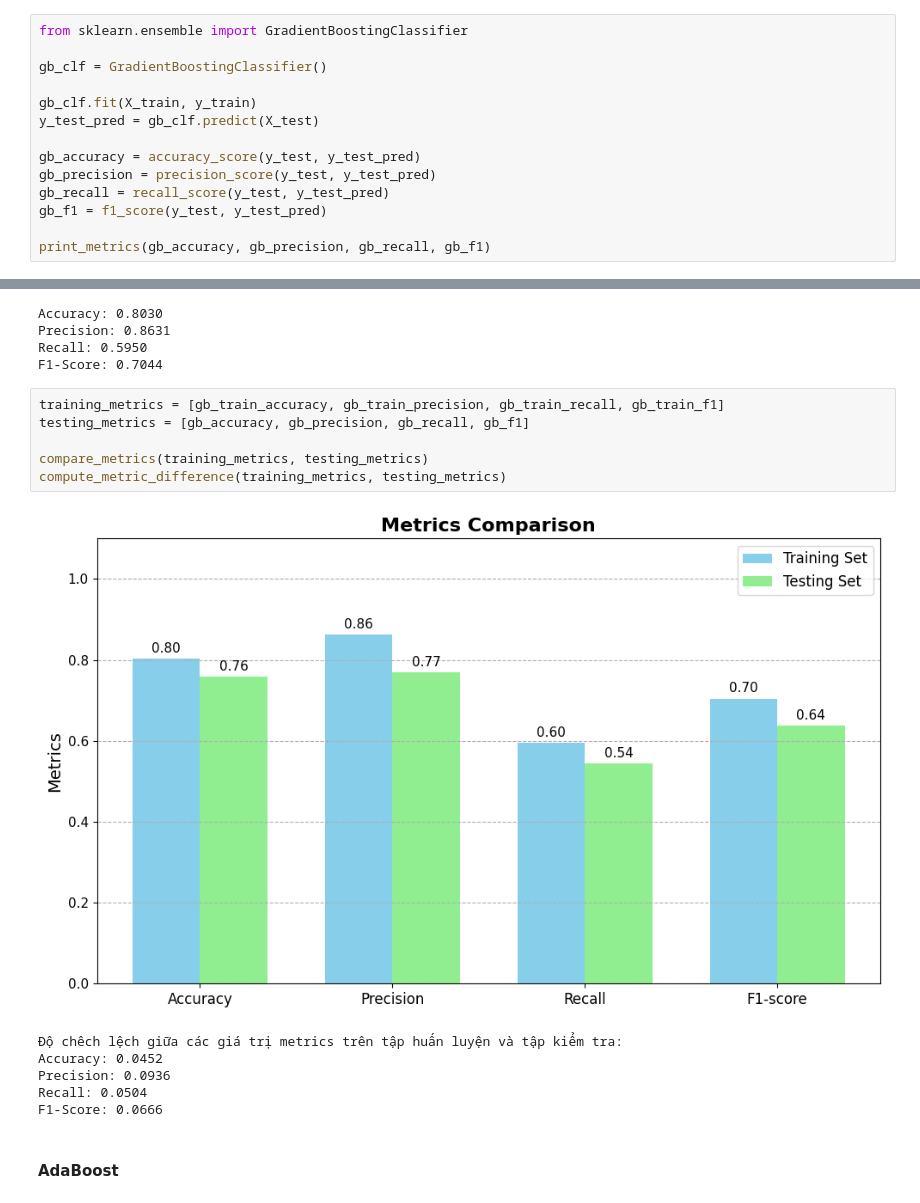
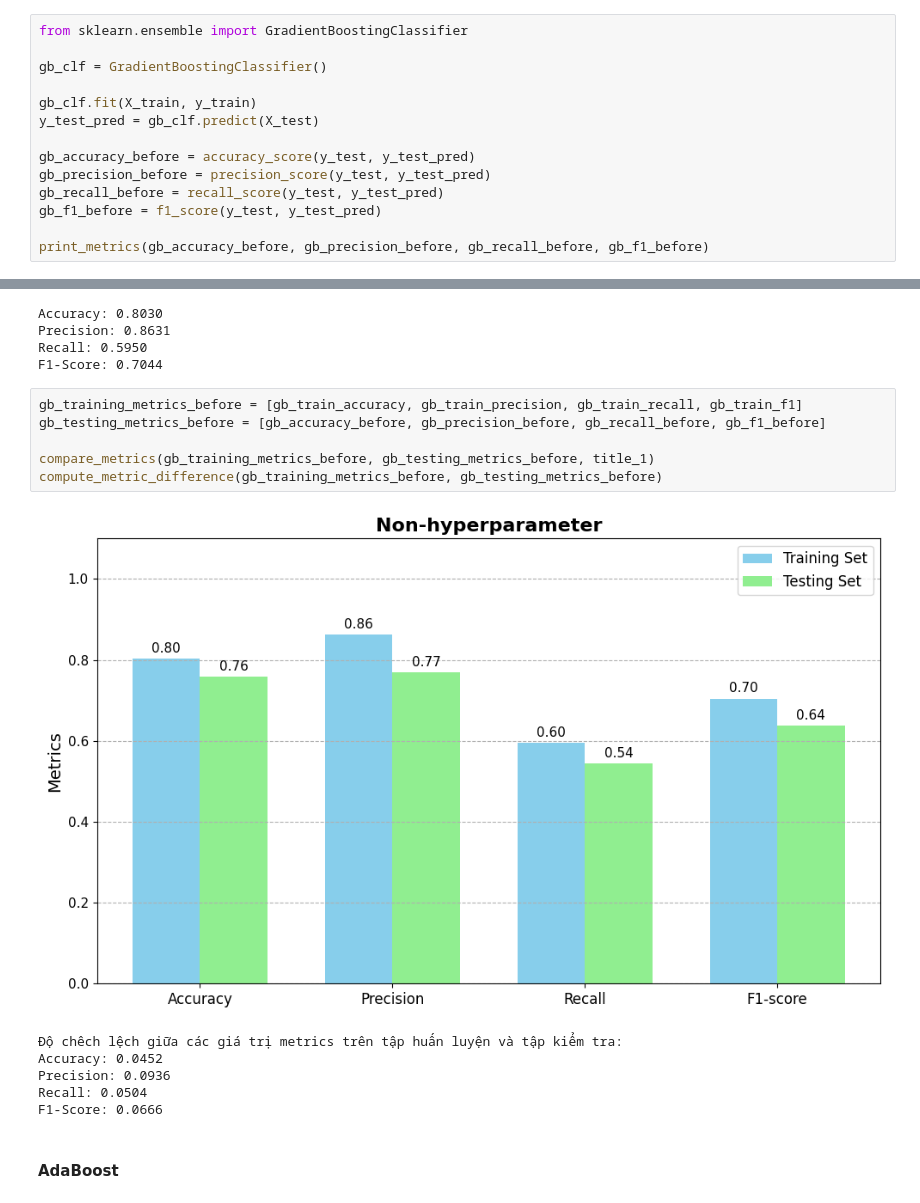
Before and after one commit to trnqbao/machine-learning-final-project, a Jupyter notebook: Ex2.ipynb, the cells around one changed output, grey strips where cells are left out. Drawn from its saved outputs; the diff is of its cells as text.

```diff
--- a/Ex2.ipynb
+++ b/Ex2.ipynb
@@ -842,12 +878,12 @@ gb_clf = GradientBoostingClassifier()
 gb_clf.fit(X_train, y_train)
 y_test_pred = gb_clf.predict(X_test)
 
-gb_accuracy = accuracy_score(y_test, y_test_pred)
-gb_precision = precision_score(y_test, y_test_pred)
-gb_recall = recall_score(y_test, y_test_pred)
-gb_f1 = f1_score(y_test, y_test_pred)
+gb_accuracy_before = accuracy_score(y_test, y_test_pred)
+gb_precision_before = precision_score(y_test, y_test_pred)
+gb_recall_before = recall_score(y_test, y_test_pred)
+gb_f1_before = f1_score(y_test, y_test_pred)
 
-print_metrics(gb_accuracy, gb_precision, gb_recall, gb_f1)
+print_metrics(gb_accuracy_before, gb_precision_before, gb_recall_before, gb_f1_before)
 # %% [output]
 Accuracy: 0.7578
 Precision: 0.7696
@@ -867,19 +903,19 @@ Accuracy: 0.8030
 Precision: 0.8631
 Recall: 0.5950
 F1-Score: 0.7044
-# %%
-training_metrics = [gb_train_accuracy, gb_train_precision, gb_train_recall, gb_train_f1]
-testing_metrics = [gb_accuracy, gb_precision, gb_recall, gb_f1]
-
-compare_metrics(training_metrics, testing_metrics)
-compute_metric_difference(training_metrics, testing_metrics)
-# %% [output]
-[figure, removed]
-Độ chêch lệch giữa các giá trị metrics trên tập huấn luyện và tập kiểm tra:
-Accuracy: 0.0452
-Precision: 0.0936
-Recall: 0.0504
-F1-Score: 0.0666
+# %%
+gb_training_metrics_before = [gb_train_accuracy, gb_train_precision, gb_train_recall, gb_train_f1]
+gb_testing_metrics_before = [gb_accuracy_before, gb_precision_before, gb_recall_before, gb_f1_before]
+
+compare_metrics(gb_training_metrics_before, gb_testing_metrics_before, title_1)
+compute_metric_difference(gb_training_metrics_before, gb_testing_metrics_before)
+# %% [output]
+[figure, added]
+Độ chêch lệch giữa các giá trị metrics trên tập huấn luyện và tập kiểm tra:
+Accuracy: 0.0452
+Precision: 0.0936
+Recall: 0.0504
+F1-Score: 0.0666
 # %% [markdown]
 #### AdaBoost
 # %%
```
Also changed, not shown: parts of 81 cells of this notebook.
